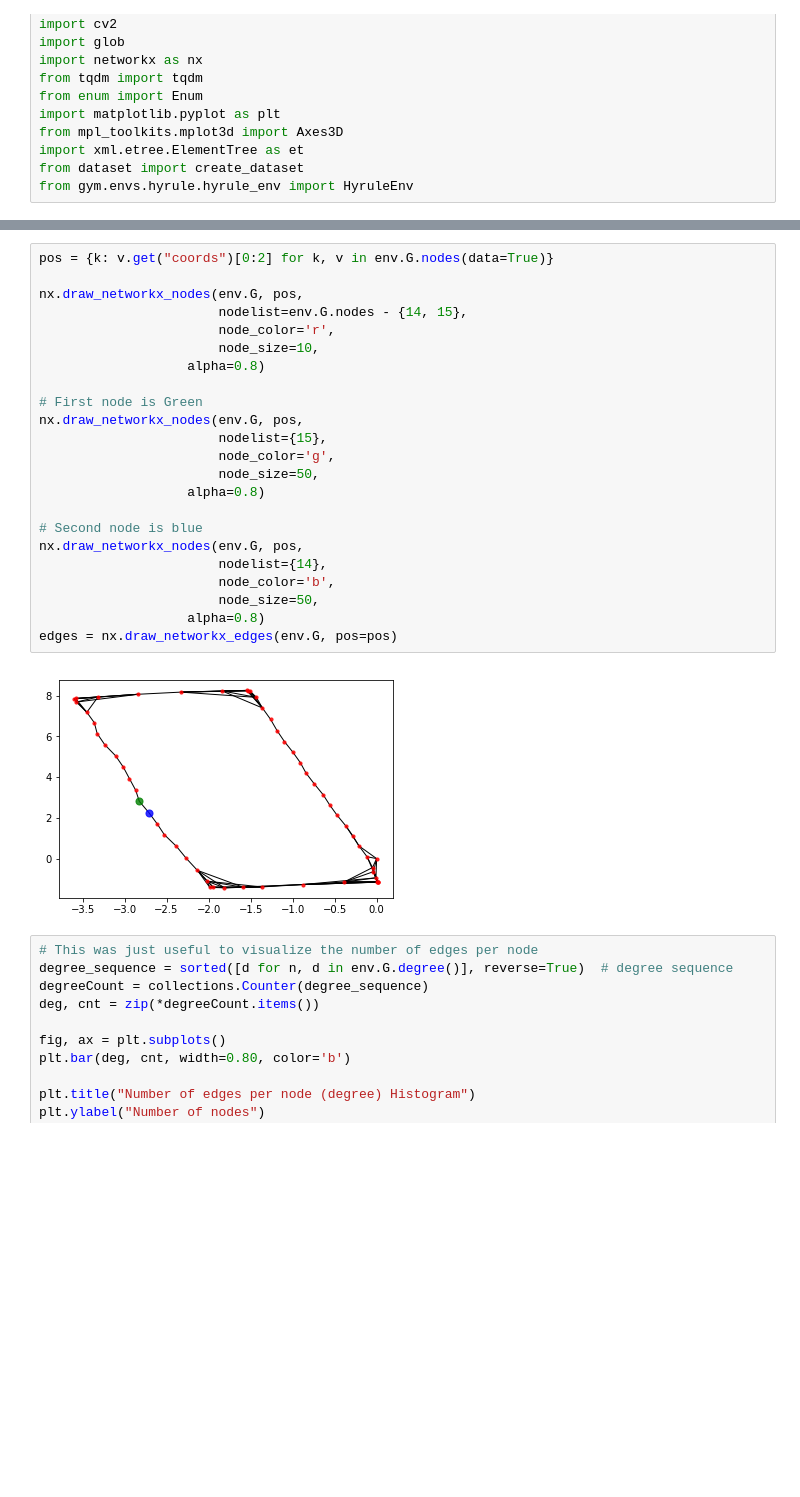
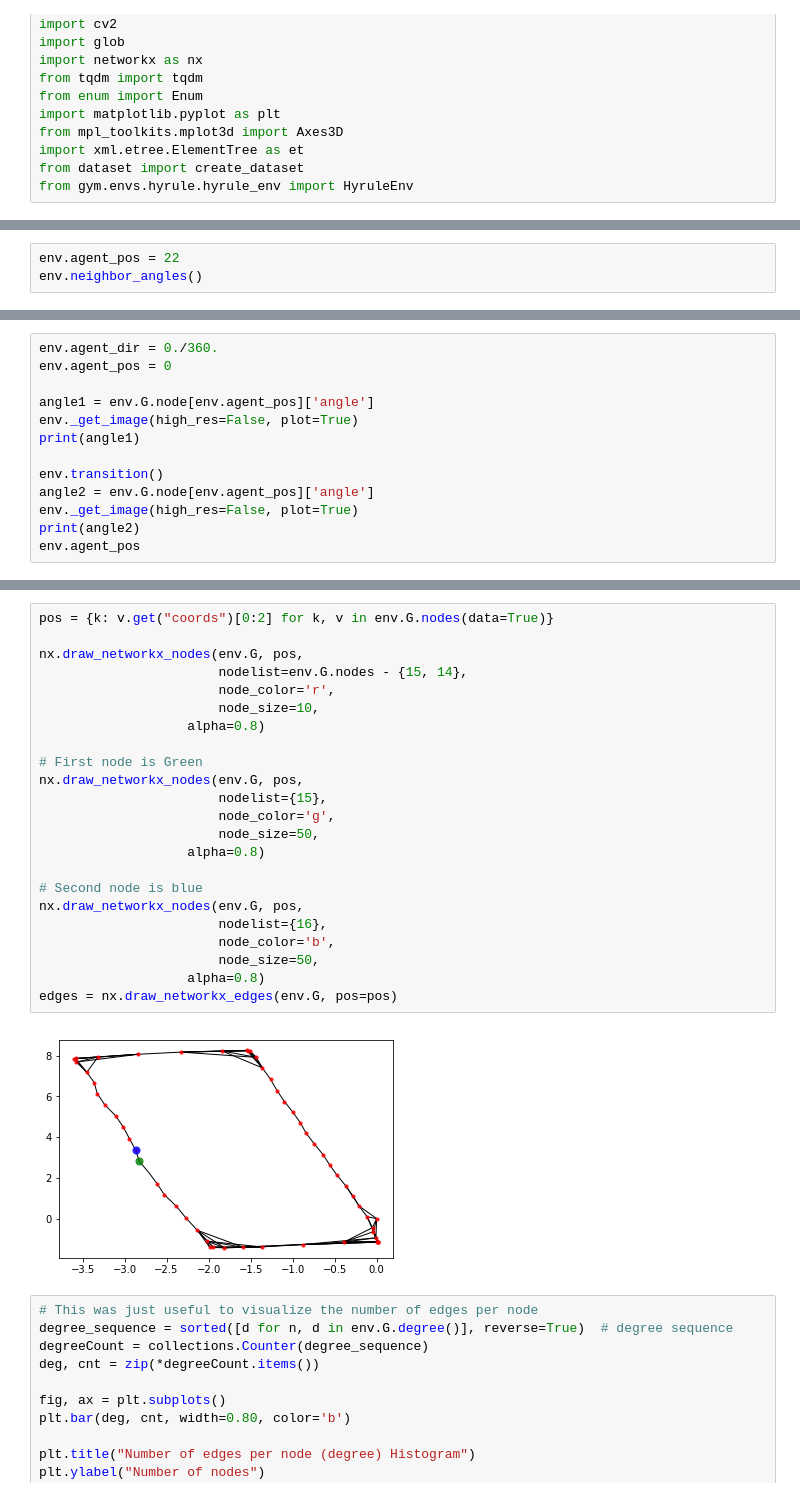
Before and after one commit to mweiss17/hyrule-gym, a Jupyter notebook: dataset.ipynb, the cells around one changed output, grey strips where cells are left out. Drawn from its saved outputs; the diff is of its cells as text; blank space fills up the shorter version.

Commit message:
add saint-urbain.hdf5 and progress on transition model

```diff
--- a/dataset.ipynb
+++ b/dataset.ipynb
@@ -105,0 +44,3 @@ angle2:171.24779709023449
+# %%
+env.agent_pos = 22
+env.neighbor_angles()
@@ -105,0 +69,13 @@ angle2:171.24779709023449
+# %%
+env.agent_dir = 0./360.
+env.agent_pos = 0
+
+angle1 = env.G.node[env.agent_pos]['angle']
+env._get_image(high_res=False, plot=True)
+print(angle1)
+
+env.transition()
+angle2 = env.G.node[env.agent_pos]['angle']
+env._get_image(high_res=False, plot=True)
+print(angle2)
+env.agent_pos
@@ -106,28 +110,28 @@ angle2:171.24779709023449
 # %%
 pos = {k: v.get("coords")[0:2] for k, v in env.G.nodes(data=True)}
 
 nx.draw_networkx_nodes(env.G, pos,
-                       nodelist=env.G.nodes - {14, 15},
+                       nodelist=env.G.nodes - {15, 14},
                        node_color='r',
                        node_size=10,
                    alpha=0.8)
 
 # First node is Green
 nx.draw_networkx_nodes(env.G, pos,
                        nodelist={15},
                        node_color='g',
                        node_size=50,
                    alpha=0.8)
 
 # Second node is blue
 nx.draw_networkx_nodes(env.G, pos,
-                       nodelist={14},
+                       nodelist={16},
                        node_color='b',
                        node_size=50,
                    alpha=0.8)
 edges = nx.draw_networkx_edges(env.G, pos=pos)
 # %% [output]
-[figure, old version]
+[figure, new version]
 # %%
 # This was just useful to visualize the number of edges per node
 degree_sequence = sorted([d for n, d in env.G.degree()], reverse=True)  # degree sequence
```
Also changed, not shown: parts of 9 cells of this notebook, 4 other files.
